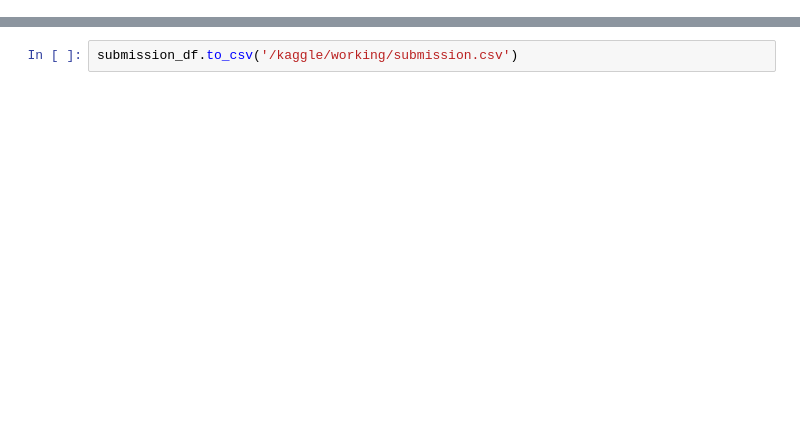
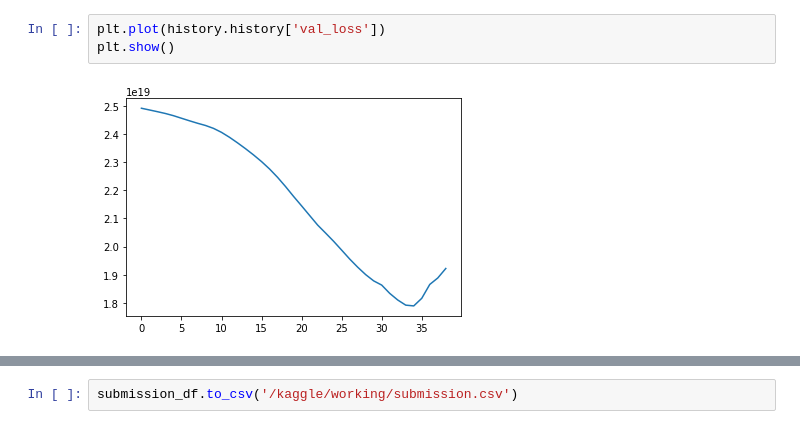
Before and after one commit to shinleylee/Kaggle-PredictFutureSales, a Jupyter notebook: sales-deepar.ipynb, the cells around one changed output, grey strips where cells are left out. Cells and saved outputs as stored; diff of their text form; blank space fills up the shorter version.

```diff
--- a/sales-deepar.ipynb
+++ b/sales-deepar.ipynb
@@ -180,0 +231,5 @@ KeyboardInterrupt:
+# %%
+plt.plot(history.history['val_loss'])
+plt.show()
+# %% [output]
+[figure, added]
```
Also changed, not shown: parts of 14 cells of this notebook.
